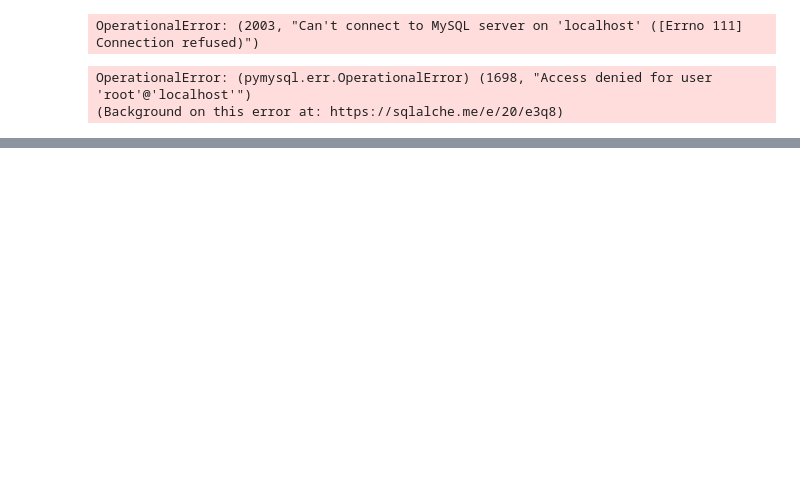
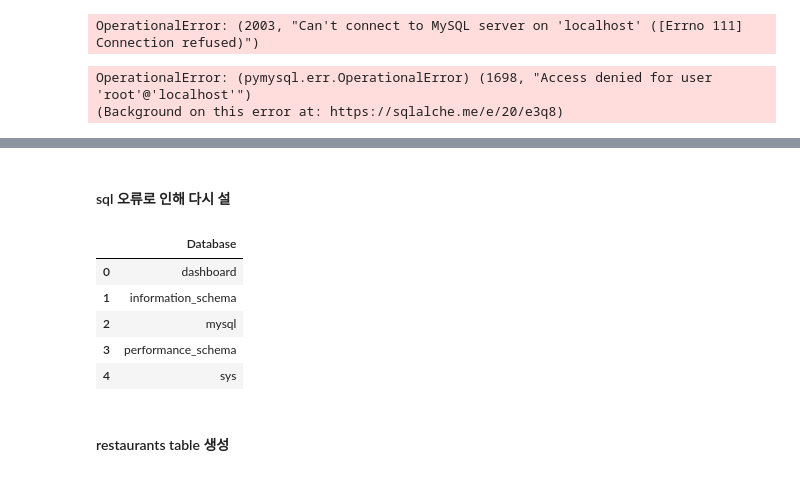
Before and after one commit to MINGYU-1/company_data, a Jupyter notebook: third_week/12_03/error_12_03_위도경도.ipynb, the cells around one changed output, grey strips where cells are left out. Saved outputs shown, nothing was run; the diff lists cells and outputs as text; code cells hidden in the pictures; blank space fills up the shorter version.

```diff
--- a/third_week/12_03/error_12_03_위도경도.ipynb
+++ b/third_week/12_03/error_12_03_위도경도.ipynb
@@ -178 +184,3 @@ OperationalError: (pymysql.err.OperationalError) (1698, "Access denied for user
 (Background on this error at: https://sqlalche.me/e/20/e3q8)
+# %% [markdown]
+#### sql 오류로 인해 다시 설
@@ -178,0 +198,14 @@ OperationalError: (pymysql.err.OperationalError) (1698, "Access denied for user
+# %%
+import pandas as pd
+
+df = pd.read_sql("SHOW DATABASES;", engine)
+df
+# %% [output]
+|  | Database |
+| 0 | dashboard |
+| 1 | information_schema |
+| 2 | mysql |
+| 3 | performance_schema |
+| 4 | sys |
+# %% [markdown]
+#### restaurants table 생성
```
Also changed, not shown: parts of 15 cells of this notebook, 1 other file.
